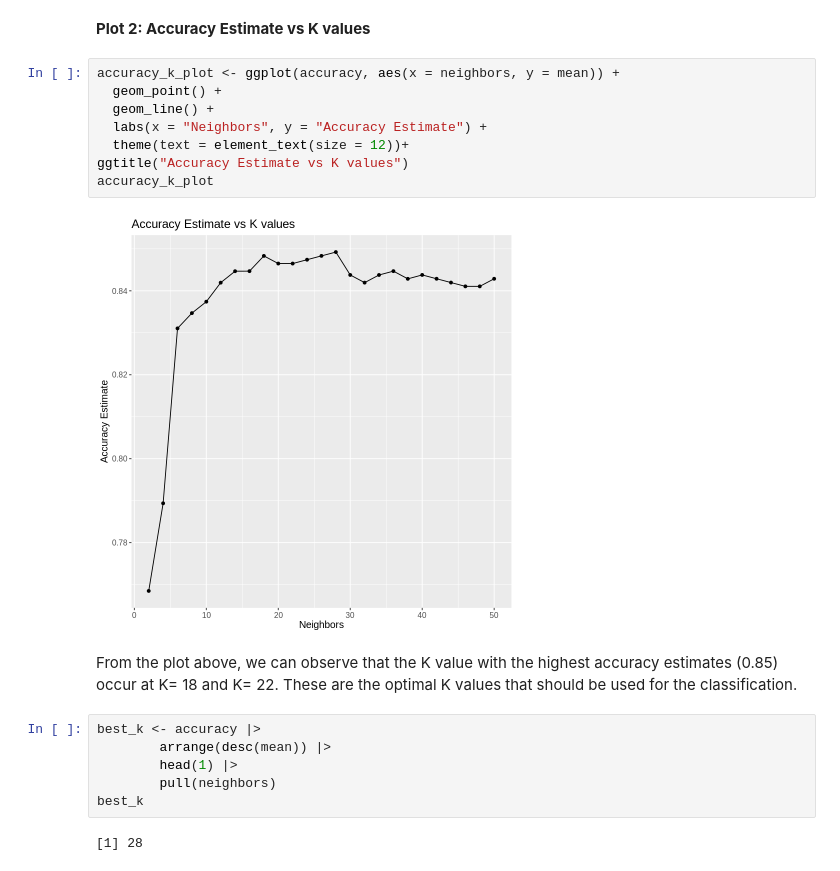
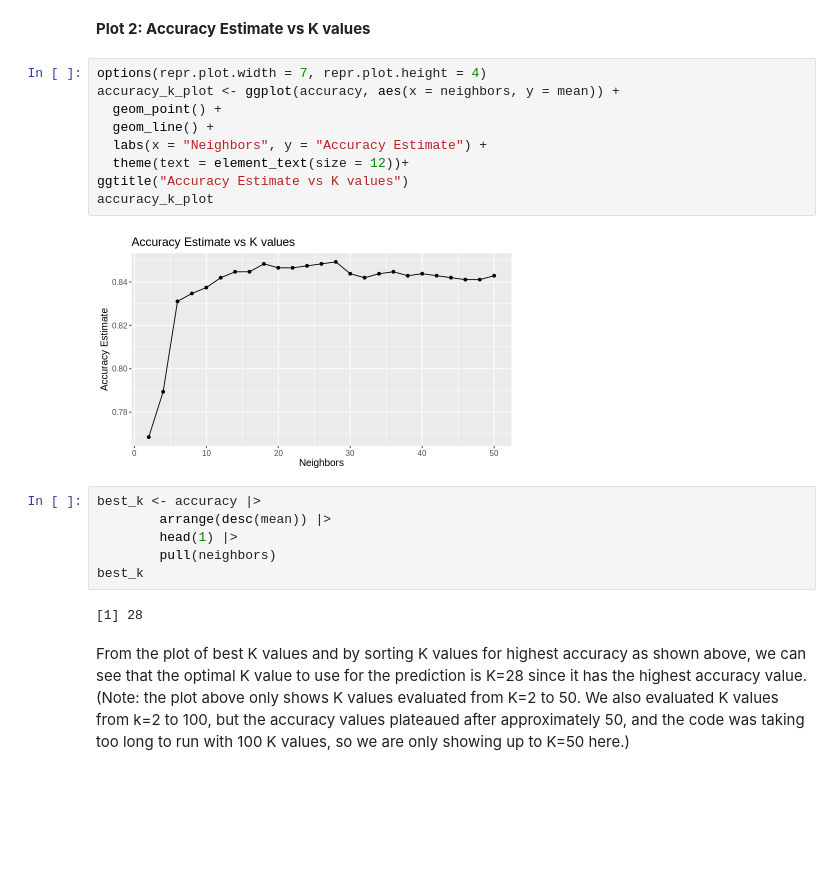
Before and after one commit to Chadha-Bhavya/DSCI-100-Group-Project, a Jupyter notebook: Group_project_report.ipynb, the cells around one changed output. Saved outputs shown, nothing was run; the diff lists cells and outputs as text; blank space fills up the shorter version.

```diff
--- a/Group_project_report.ipynb
+++ b/Group_project_report.ipynb
@@ -185,18 +186,16 @@ accuracy <- knn_metrics |>
 # %% [markdown]
 **Plot 2: Accuracy Estimate vs K values**
 # %%
+options(repr.plot.width = 7, repr.plot.height = 4)
 accuracy_k_plot <- ggplot(accuracy, aes(x = neighbors, y = mean)) +
   geom_point() +
   geom_line() +
   labs(x = "Neighbors", y = "Accuracy Estimate") +
   theme(text = element_text(size = 12))+
 ggtitle("Accuracy Estimate vs K values")
 accuracy_k_plot
 # %% [output]
-[figure, old version]
+[figure, new version]
-# %% [markdown]
-From the plot above, we can observe that the K value with the highest accuracy estimates (0.85)
-occur at K= 18 and K= 22. These are the optimal K values that should be used for the classification.
 # %%
 best_k <- accuracy |>
         arrange(desc(mean)) |>
@@ -205,6 +204,8 @@ best_k <- accuracy |>
 best_k
 # %% [output]
 [1] 28
+# %% [markdown]
+From the plot of best K values and by sorting K values for highest accuracy as shown above, we can see that the optimal K value to use for the prediction is K=28 since it has the highest accuracy value. (Note: the plot above only shows K values evaluated from K=2 to 50. We also evaluated K values from k=2 to 100, but the accuracy values plateaued after approximately 50, and the code was taking too long to run with 100 K values, so we are only showing up to K=50 here.)
 # %%
 k_final <- 28
 
```
Also changed, not shown: parts of 10 cells of this notebook.
